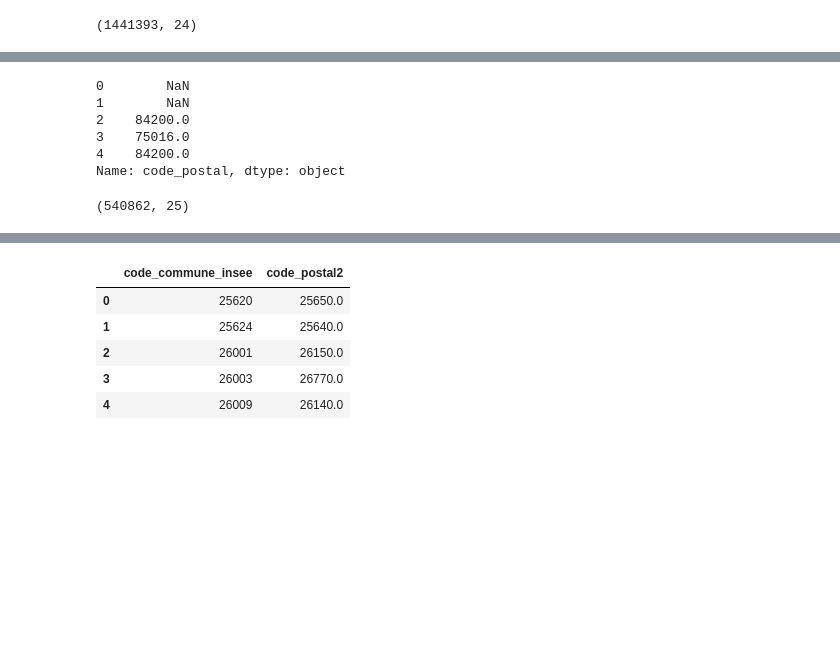
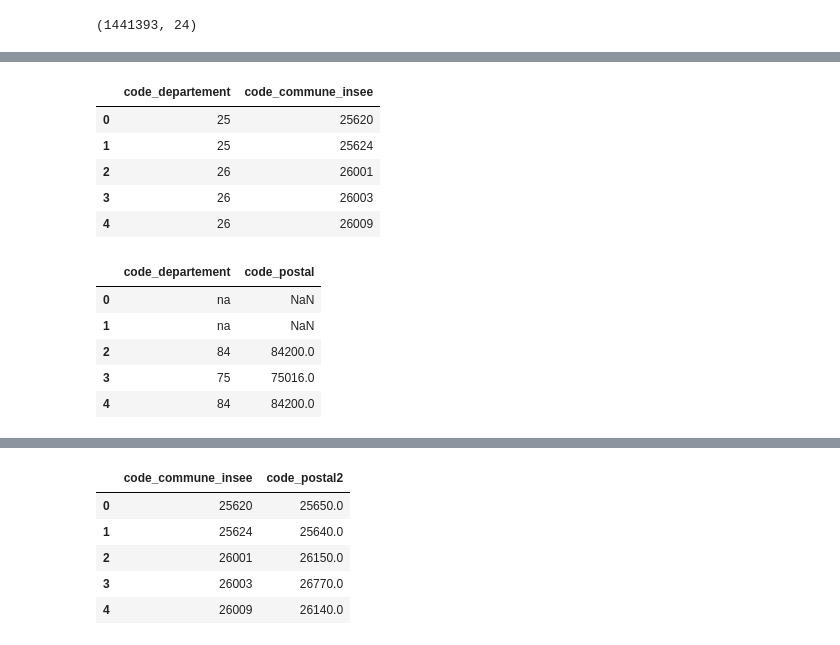
Before and after one commit to raphaeleadjerad/data_inpi, a Jupyter notebook: code/construction_table_societes_representants.ipynb, the cells around one changed output, grey strips where cells are left out. Drawn from its saved outputs; the diff is of its cells as text; code cells hidden in the pictures; blank space fills up the shorter version.

```diff
--- a/code/construction_table_societes_representants.ipynb
+++ b/code/construction_table_societes_representants.ipynb
@@ -266,0 +302,9 @@ Name: code_postal, dtype: int64
+# %%
+code_postal[["code_departement", "code_commune_insee"]].head()
+# %% [output]
+|  | code_departement | code_commune_insee |
+| 0 | 25 | 25620 |
+| 1 | 25 | 25624 |
+| 2 | 26 | 26001 |
+| 3 | 26 | 26003 |
+| 4 | 26 | 26009 |
@@ -267,9 +313,9 @@ Name: code_postal, dtype: int64
 # %%
-df_rep_pm["code_postal"].head()
+df_rep_pm[["code_departement", "code_postal"]].head()
 # %% [output]
-0        NaN
-1        NaN
-2    84200.0
-3    75016.0
-4    84200.0
-Name: code_postal, dtype: object
+|  | code_departement | code_postal |
+| 0 | na | NaN |
+| 1 | na | NaN |
+| 2 | 84 | 84200.0 |
+| 3 | 75 | 75016.0 |
+| 4 | 84 | 84200.0 |
@@ -278,4 +321,0 @@ df_rep_pm['code_postal2'] = pd.to_numeric(df_rep_pm['code_postal'], errors='coer
-# %%
-df_rep_pm.loc[df_rep_pm["code_postal2"].isna(),:].shape # 540862 , on a remplacé des valeurs bizarres en valeurs manquantes
-# %% [output]
-(540862, 25)
```
Also changed, not shown: parts of 25 cells of this notebook.
